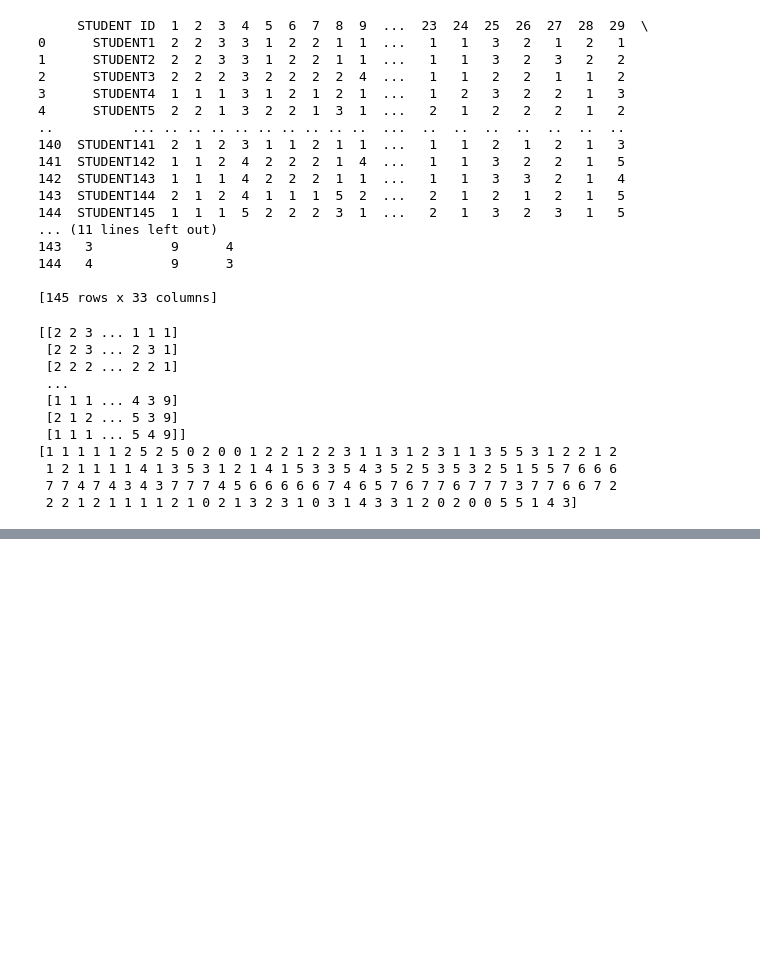
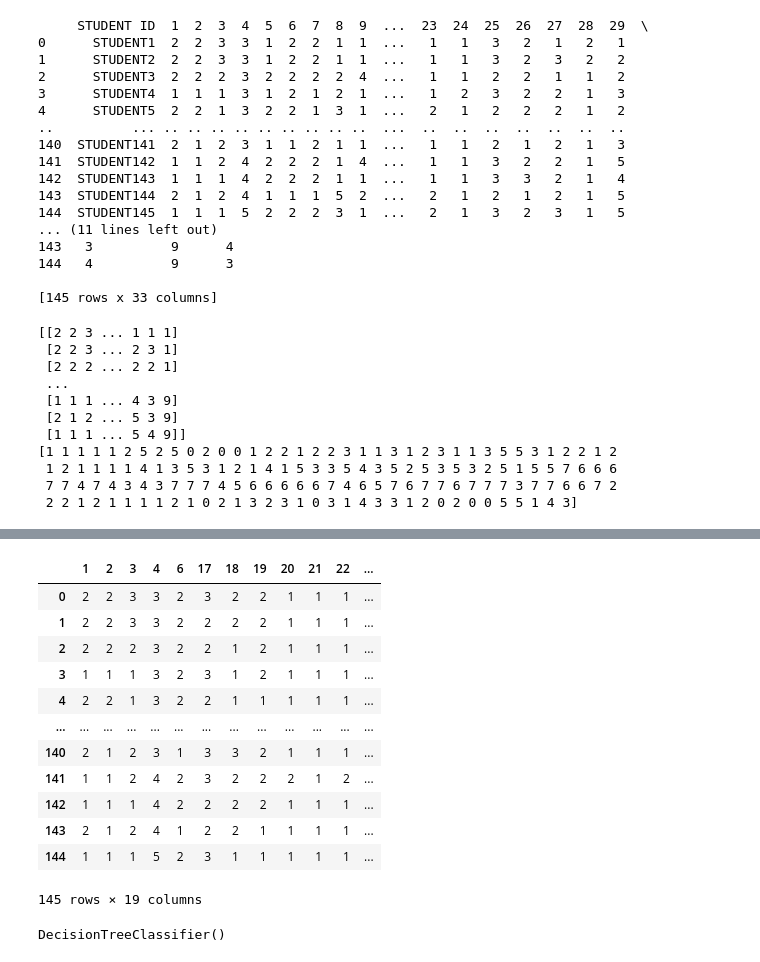
Before and after one commit to Nethmini-Bandara/student_evalution_analysis_scikit-learn, a Jupyter notebook: student_evaluation_decision_tree_classification.ipynb, the cells around one changed output, grey strips where cells are left out. Cells and saved outputs as stored; diff of their text form; code cells hidden in the pictures; blank space fills up the shorter version.

```diff
--- a/student_evaluation_decision_tree_classification.ipynb
+++ b/student_evaluation_decision_tree_classification.ipynb
@@ -81,0 +202,17 @@ weighted avg       0.19      0.24      0.21        29
+# %%
+data = dataset.loc[:,['1','2','3','4','6','17','18','19','20','21','22','23','24','25','26','27','28','29','30']]
+data
+# %% [output]
+|  | 1 | 2 | 3 | 4 | 6 | 17 | 18 | 19 | 20 | 21 | 22 | ... |
+| 0 | 2 | 2 | 3 | 3 | 2 | 3 | 2 | 2 | 1 | 1 | 1 | ... |
+| 1 | 2 | 2 | 3 | 3 | 2 | 2 | 2 | 2 | 1 | 1 | 1 | ... |
+| 2 | 2 | 2 | 2 | 3 | 2 | 2 | 1 | 2 | 1 | 1 | 1 | ... |
+| 3 | 1 | 1 | 1 | 3 | 2 | 3 | 1 | 2 | 1 | 1 | 1 | ... |
+| 4 | 2 | 2 | 1 | 3 | 2 | 2 | 1 | 1 | 1 | 1 | 1 | ... |
+| ... | ... | ... | ... | ... | ... | ... | ... | ... | ... | ... | ... | ... |
+| 140 | 2 | 1 | 2 | 3 | 1 | 3 | 3 | 2 | 1 | 1 | 1 | ... |
+| 141 | 1 | 1 | 2 | 4 | 2 | 3 | 2 | 2 | 2 | 1 | 2 | ... |
+| 142 | 1 | 1 | 1 | 4 | 2 | 2 | 2 | 2 | 1 | 1 | 1 | ... |
+| 143 | 2 | 1 | 2 | 4 | 1 | 2 | 2 | 1 | 1 | 1 | 1 | ... |
+| 144 | 1 | 1 | 1 | 5 | 2 | 3 | 1 | 1 | 1 | 1 | 1 | ... |
+145 rows × 19 columns
@@ -81,0 +229,5 @@ weighted avg       0.19      0.24      0.21        29
+# %%
+classifier = DecisionTreeClassifier()
+classifier.fit(X1_train,y1_train)
+# %% [output]
+DecisionTreeClassifier()
```
Also changed, not shown: parts of 16 cells of this notebook, 6 other files.
